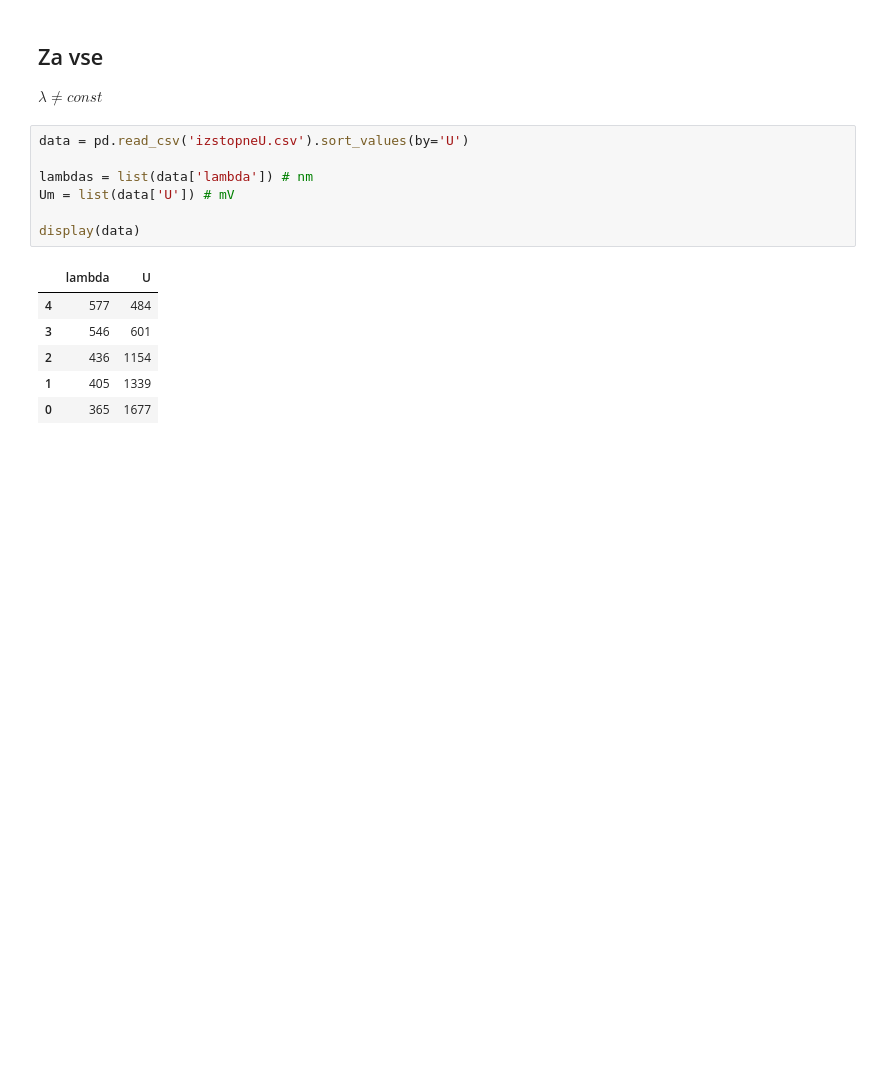
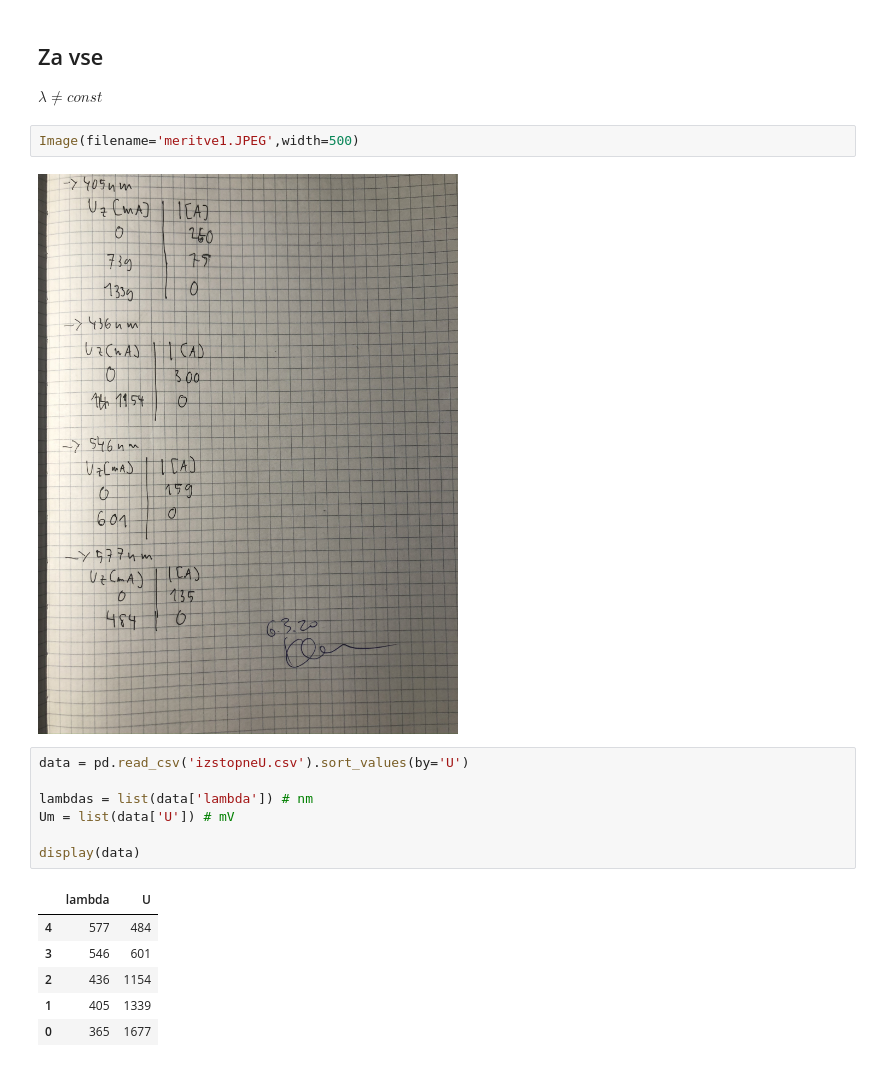
Before and after one commit to gregpr07/fizikalniPraktikum2, a Jupyter notebook: vaja68/vaja68.ipynb, the cells around one changed output. Cells and saved outputs as stored; diff of their text form; blank space fills up the shorter version.

```diff
--- a/vaja68/vaja68.ipynb
+++ b/vaja68/vaja68.ipynb
@@ -82,6 +91,10 @@ Iz grafa je očitno, da velja linearna zveza med zaporno napetostjo in tokom, ki
 ## Za vse
 
 $\lambda \neq const$
+# %%
+Image(filename='meritve1.JPEG',width=500)
+# %% [output]
+[figure, added]
 # %%
 data = pd.read_csv('izstopneU.csv').sort_values(by='U')
 
```
Also changed, not shown: parts of 12 cells of this notebook, 3 other files.
